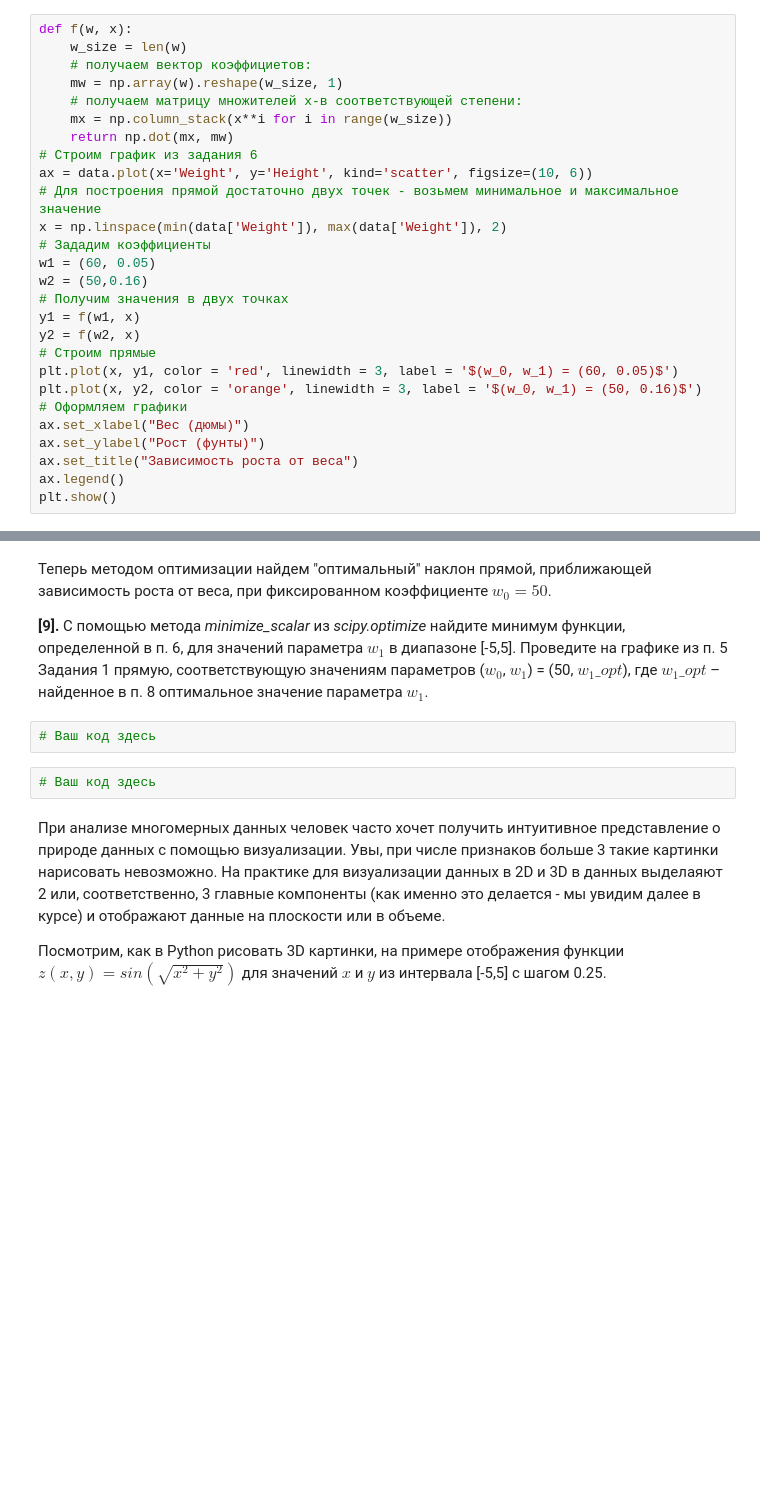
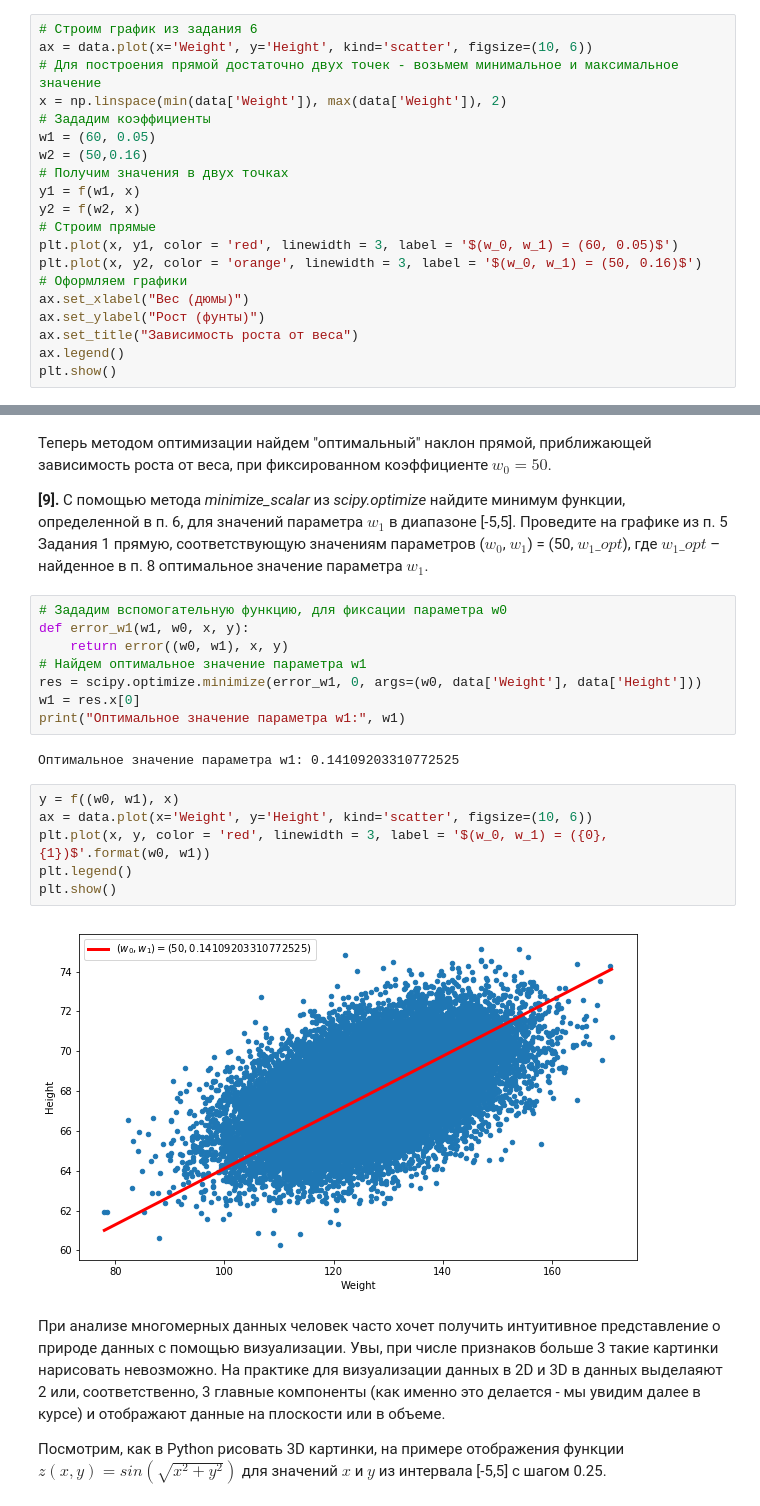
Before and after one commit to SBelousov1985/Machine-learning, a Jupyter notebook: 2. Линейная регрессия/peer_review_linreg_height_weight.ipynb, the cells around one changed output, grey strips where cells are left out. Drawn from its saved outputs; the diff is of its cells as text; blank space fills up the shorter version.

```diff
--- a/2. Линейная регрессия/peer_review_linreg_height_weight.ipynb
+++ b/2. Линейная регрессия/peer_review_linreg_height_weight.ipynb
@@ -146,13 +151,6 @@ def error(w, x, y):
 
 **[7].** Проведите на графике из п. 5 Задания 1 две прямые, соответствующие значениям параметров ($w_0, w_1) = (60, 0.05)$ и ($w_0, w_1) = (50, 0.16)$. Используйте метод *plot* из *matplotlib.pyplot*, а также метод *linspace* библиотеки NumPy. Подпишите оси и график.
 # %%
-def f(w, x):
-    w_size = len(w)
-    # получаем вектор коэффициетов:
-    mw = np.array(w).reshape(w_size, 1)
-    # получаем матрицу множителей x-в соответствующей степени:
-    mx = np.column_stack(x**i for i in range(w_size))
-    return np.dot(mx, mw)
 # Строим график из задания 6
 ax = data.plot(x='Weight', y='Height', kind='scatter', figsize=(10, 6))
 # Для построения прямой достаточно двух точек - возьмем минимальное и максимальное значение
@@ -194,10 +192,24 @@ plt.show()
 Теперь методом оптимизации найдем "оптимальный" наклон прямой, приближающей зависимость роста от веса, при фиксированном коэффициенте $w_0 = 50$.
 
 **[9].** С помощью метода *minimize_scalar* из *scipy.optimize* найдите минимум функции, определенной в п. 6, для значений параметра  $w_1$ в диапазоне [-5,5]. Проведите на графике из п. 5 Задания 1 прямую, соответствующую значениям параметров ($w_0$, $w_1$) = (50, $w_1\_opt$), где $w_1\_opt$ – найденное в п. 8 оптимальное значение параметра $w_1$.
-# %%
-# Ваш код здесь
-# %%
-# Ваш код здесь
+# %%
+# Зададим вспомогательную функцию, для фиксации параметра w0
+def error_w1(w1, w0, x, y):
+    return error((w0, w1), x, y)
+# Найдем оптимальное значение параметра w1
+res = scipy.optimize.minimize(error_w1, 0, args=(w0, data['Weight'], data['Height']))
+w1 = res.x[0]
+print("Оптимальное значение параметра w1:", w1)
+# %% [output]
+Оптимальное значение параметра w1: 0.14109203310772525
+# %%
+y = f((w0, w1), x)
+ax = data.plot(x='Weight', y='Height', kind='scatter', figsize=(10, 6))
+plt.plot(x, y, color = 'red', linewidth = 3, label = '$(w_0, w_1) = ({0}, {1})$'.format(w0, w1))
+plt.legend()
+plt.show()
+# %% [output]
+[figure, added]
 # %% [markdown]
 При анализе многомерных данных человек часто хочет получить интуитивное представление о природе данных с помощью визуализации. Увы, при числе признаков больше 3 такие картинки нарисовать невозможно. На практике для визуализации данных в 2D и 3D в данных выделаяют 2 или, соответственно, 3 главные компоненты (как именно это делается - мы увидим далее в курсе) и отображают данные на плоскости или в объеме.
 
```
Also changed, not shown: parts of 4 cells of this notebook.
